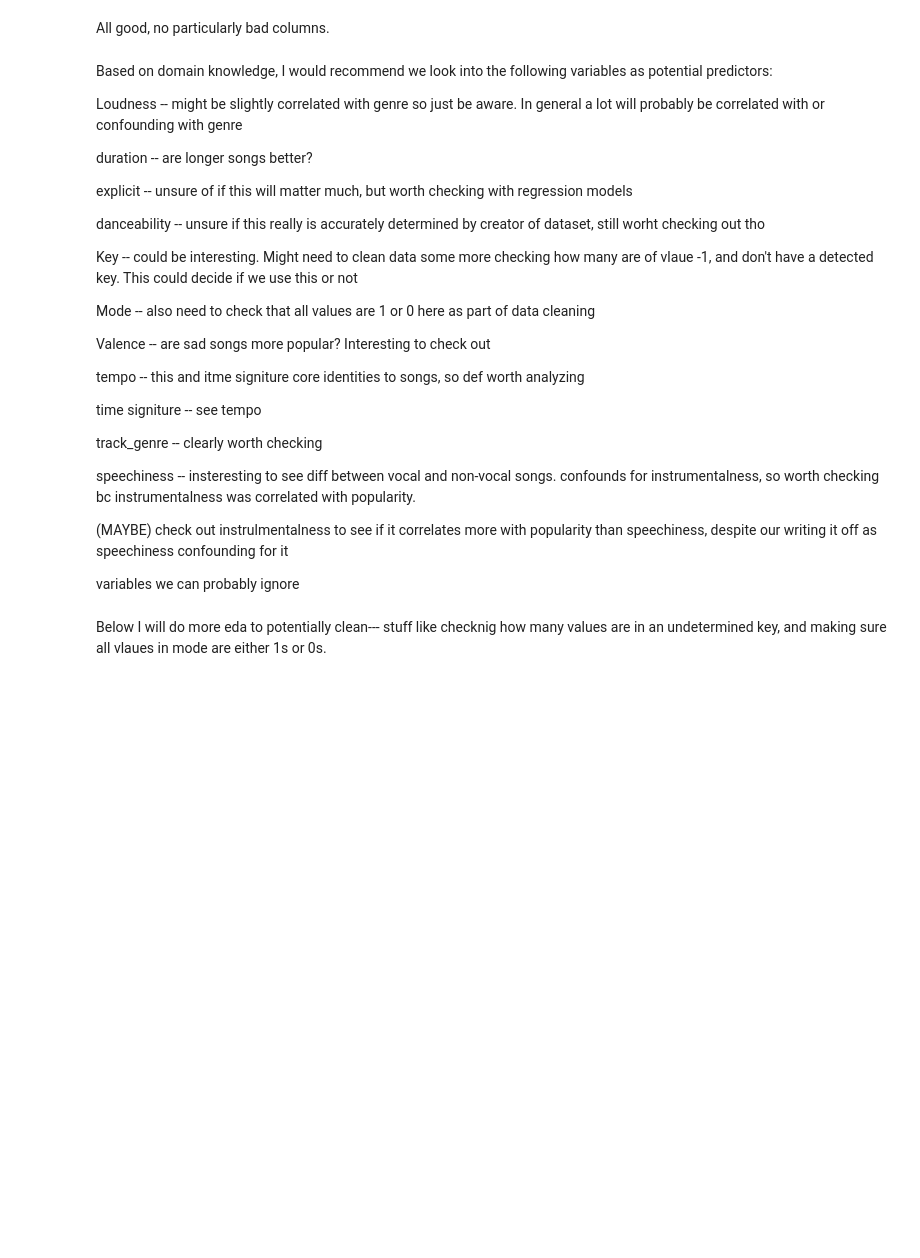
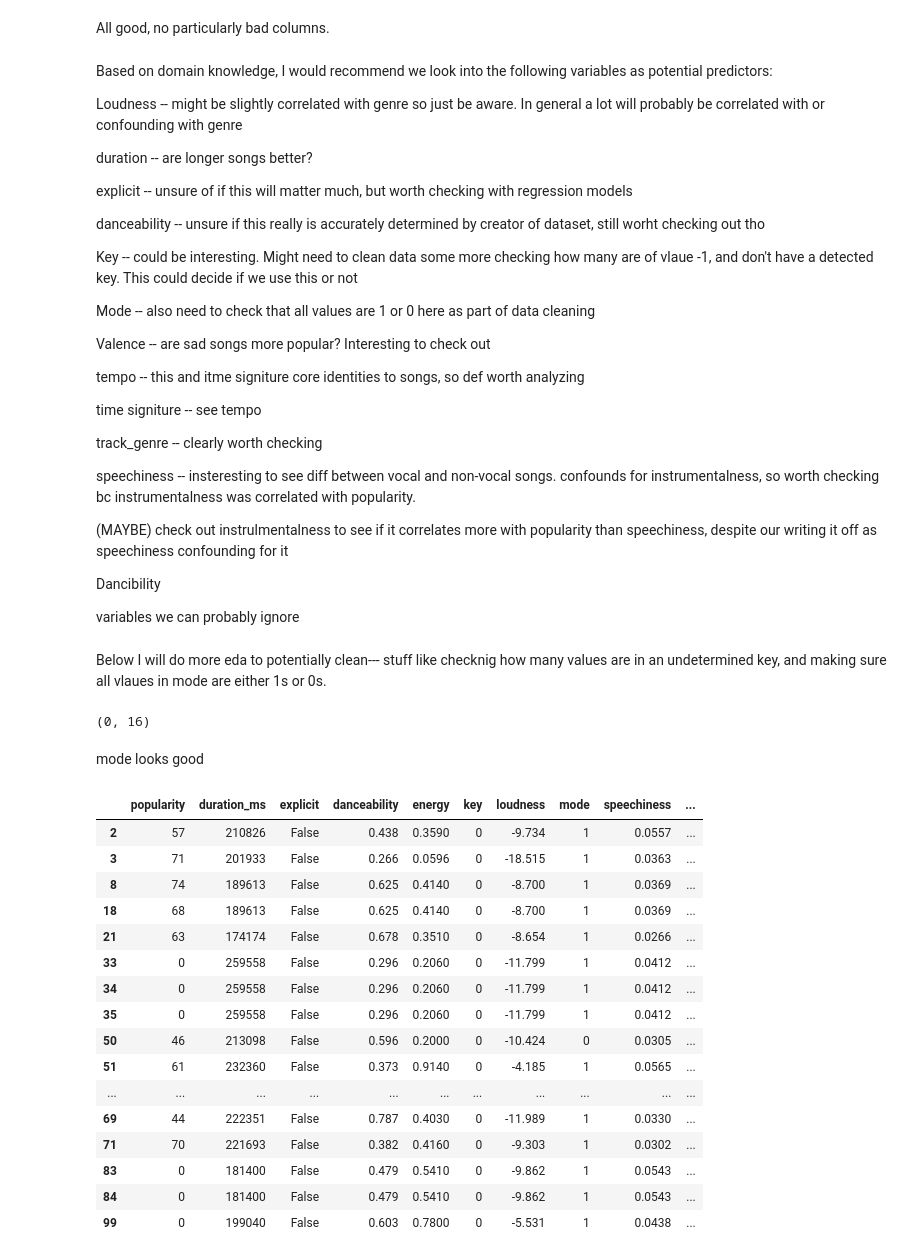
Before and after one commit to will-mccormack/CS-M148-Proj, a Jupyter notebook: Week_2_Spotify_Data_Cleaning_and_EDA.ipynb, the cells around one changed output. Cells and saved outputs as stored; diff of their text form; code cells hidden in the pictures; blank space fills up the shorter version.

```diff
--- a/Week_2_Spotify_Data_Cleaning_and_EDA.ipynb
+++ b/Week_2_Spotify_Data_Cleaning_and_EDA.ipynb
@@ -370,12 +391,39 @@ Based on domain knowledge, I would recommend we look into the following variable
 
  speechiness -- insteresting to see diff between vocal and non-vocal songs. confounds for instrumentalness, so worth checking bc instrumentalness was correlated with popularity.
 
-
-
  (MAYBE) check out instrulmentalness to see if it correlates more with popularity than speechiness, despite our writing it off as speechiness confounding for it
 
-
+ Dancibility
 
 variables we can probably ignore
 # %% [markdown]
 Below I will do more eda to potentially clean--- stuff like checknig how many values are in an undetermined key, and making sure all vlaues in mode are either 1s or 0s.
+# %%
+checking_mode = cleaned_data[~cleaned_data['mode'].isin([0,1])]
+checking_mode.shape
+# %% [output]
+(0, 16)
+# %% [markdown]
+mode looks good
+# %%
+checking_key = cleaned_data[cleaned_data['key'] == -1]
+checking_key.sum()
+cleaned_data.nsmallest(20, "key")
+# %% [output]
+|  | popularity | duration_ms | explicit | danceability | energy | key | loudness | mode | speechiness | ... |
+| 2 | 57 | 210826 | False | 0.438 | 0.3590 | 0 | -9.734 | 1 | 0.0557 | ... |
+| 3 | 71 | 201933 | False | 0.266 | 0.0596 | 0 | -18.515 | 1 | 0.0363 | ... |
+| 8 | 74 | 189613 | False | 0.625 | 0.4140 | 0 | -8.700 | 1 | 0.0369 | ... |
+| 18 | 68 | 189613 | False | 0.625 | 0.4140 | 0 | -8.700 | 1 | 0.0369 | ... |
+| 21 | 63 | 174174 | False | 0.678 | 0.3510 | 0 | -8.654 | 1 | 0.0266 | ... |
+| 33 | 0 | 259558 | False | 0.296 | 0.2060 | 0 | -11.799 | 1 | 0.0412 | ... |
+| 34 | 0 | 259558 | False | 0.296 | 0.2060 | 0 | -11.799 | 1 | 0.0412 | ... |
+| 35 | 0 | 259558 | False | 0.296 | 0.2060 | 0 | -11.799 | 1 | 0.0412 | ... |
+| 50 | 46 | 213098 | False | 0.596 | 0.2000 | 0 | -10.424 | 0 | 0.0305 | ... |
+| 51 | 61 | 232360 | False | 0.373 | 0.9140 | 0 | -4.185 | 1 | 0.0565 | ... |
+| ... | ... | ... | ... | ... | ... | ... | ... | ... | ... | ... |
+| 69 | 44 | 222351 | False | 0.787 | 0.4030 | 0 | -11.989 | 1 | 0.0330 | ... |
+| 71 | 70 | 221693 | False | 0.382 | 0.4160 | 0 | -9.303 | 1 | 0.0302 | ... |
+| 83 | 0 | 181400 | False | 0.479 | 0.5410 | 0 | -9.862 | 1 | 0.0543 | ... |
+| 84 | 0 | 181400 | False | 0.479 | 0.5410 | 0 | -9.862 | 1 | 0.0543 | ... |
+| 99 | 0 | 199040 | False | 0.603 | 0.7800 | 0 | -5.531 | 1 | 0.0438 | ... |
```
Also changed, not shown: parts of 12 cells of this notebook.
